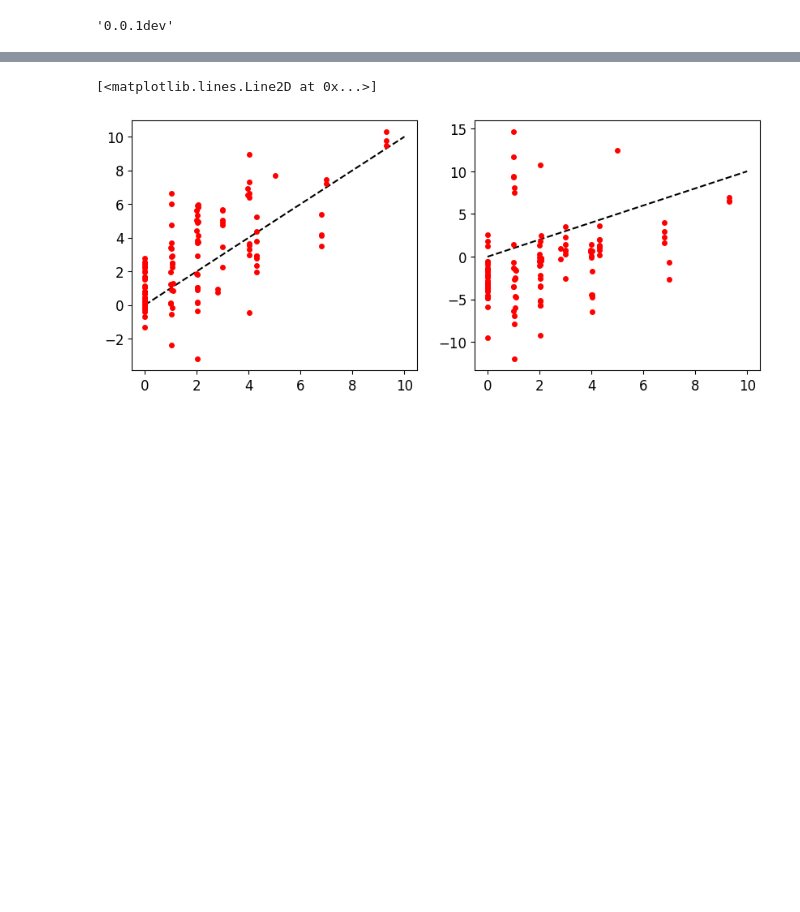
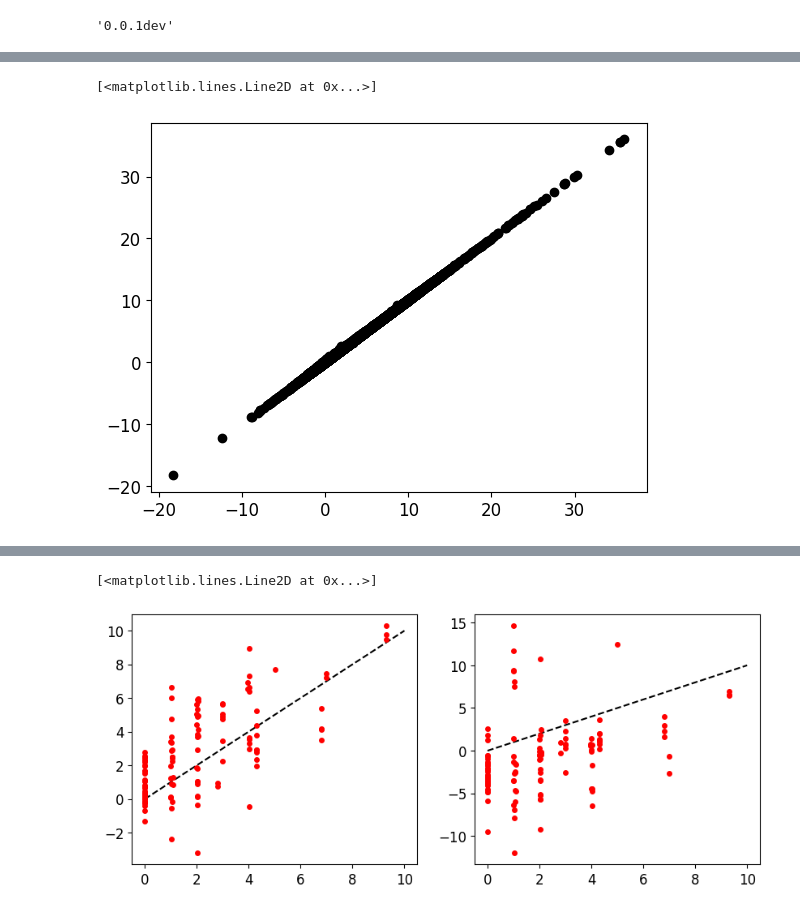
Before and after one commit to gleesonm1/pyOpam, a Jupyter notebook: Examples/NewExperimentsTest.ipynb, the cells around one changed output, grey strips where cells are left out. Saved outputs shown, nothing was run; the diff lists cells and outputs as text; code cells hidden in the pictures; blank space fills up the shorter version.

```diff
--- a/Examples/NewExperimentsTest.ipynb
+++ b/Examples/NewExperimentsTest.ipynb
@@ -26,0 +438,4 @@ OPAM = OPAM.reset_index(drop = True)
+# %%
+Data = pd.read_excel('OPAM_Compilation.xlsx')
+Elements = ['SiO2_Liq', 'TiO2_Liq', 'Al2O3_Liq', 'FeOt_Liq', 'MnO_Liq', 'MgO_Liq', 'CaO_Liq', 'Na2O_Liq', 'K2O_Liq', 'P2O5_Liq', 'Cr2O3_Liq','H2O_Liq']
+Results = O.calc_liq_press(liq_comps=Data[Elements])
@@ -26,0 +450,6 @@ OPAM = OPAM.reset_index(drop = True)
+# %%
+f, a = plt.subplots(1,1)
+a.plot(Data['Pressure_min'],Results['P_kbar_calc'], 'ok')
+# %% [output]
+[<matplotlib.lines.Line2D at 0x...>]
+[figure, added]
```
Also changed, not shown: parts of 20 cells of this notebook, 18 other files.
